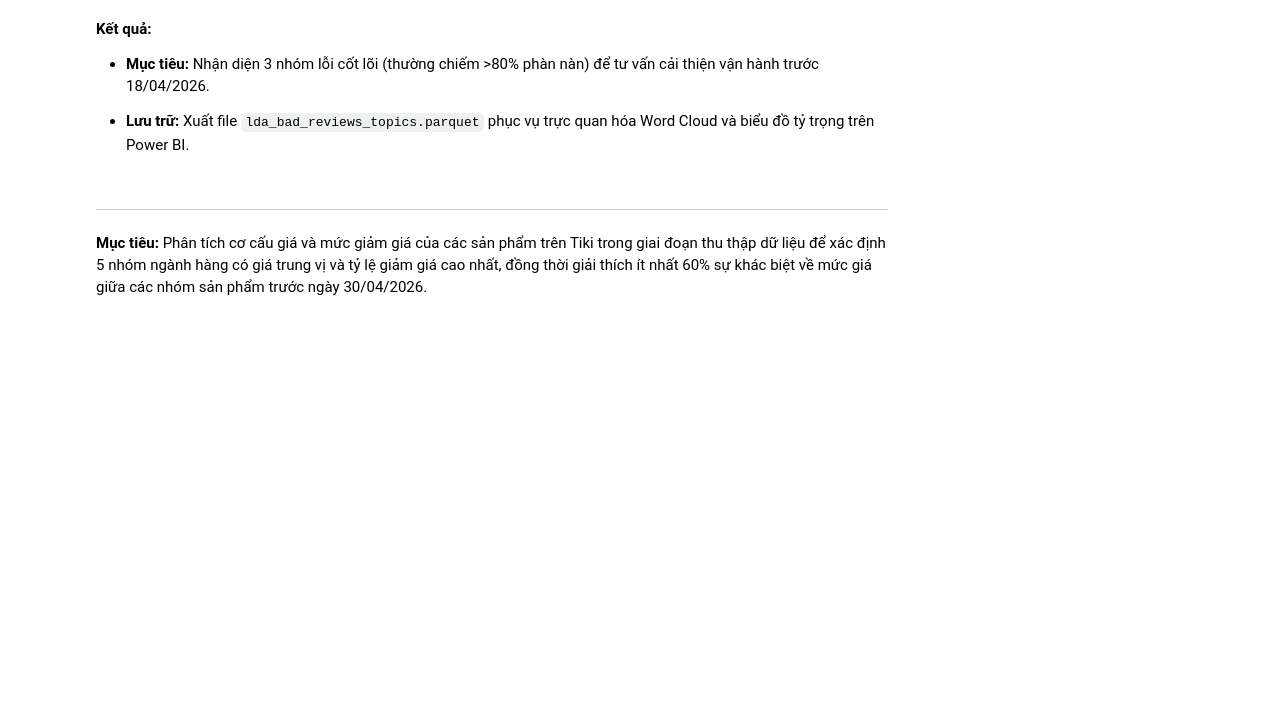
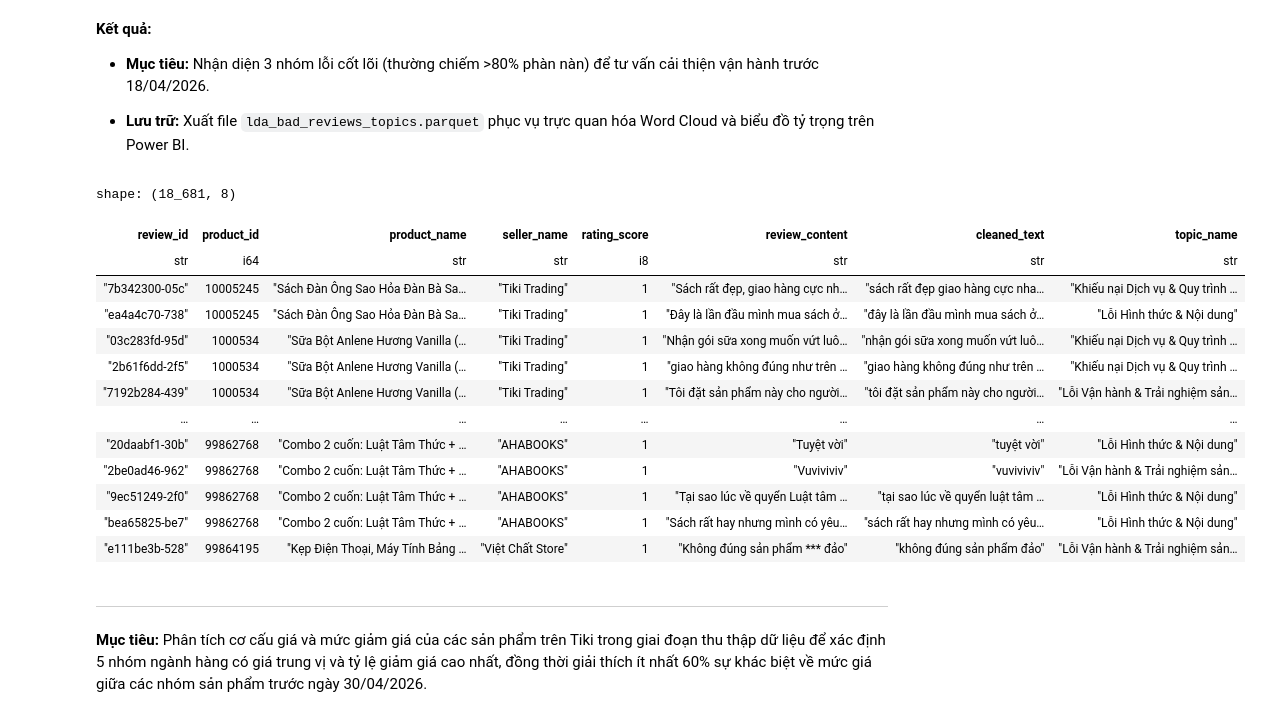
Before and after one commit to khoa26/ecommerce_analysis, a Jupyter notebook: notebooks/03_feature_engineering.ipynb, the cells around one changed output. Cells and saved outputs as stored; diff of their text form; code cells hidden in the pictures; blank space fills up the shorter version.

```diff
--- a/notebooks/03_feature_engineering.ipynb
+++ b/notebooks/03_feature_engineering.ipynb
@@ -443,6 +468,24 @@ df_export = df_final.select([
 
 out_path = os.path.join(PB_OUT, "lda_bad_reviews_topics.parquet")
 df_export.write_parquet(out_path)
+# %%
+lda_review = pl.read_parquet(f"{PB_OUT}/lda_bad_reviews_topics.parquet")
+lda_review
+# %% [output]
+shape: (18_681, 8)
+| review_id | product_id | product_name | seller_name | rating_score | review_content | cleaned_text | topic_name |
+| str | i64 | str | str | i8 | str | str | str |
+| "7b342300-05c" | 10005245 | "Sách Đàn Ông Sao Hỏa Đàn Bà Sa… | "Tiki Trading" | 1 | "Sách rất đẹp, giao hàng cực nh… | "sách rất đẹp giao hàng cực nha… | "Khiếu nại Dịch vụ & Quy trình … |
+| "ea4a4c70-738" | 10005245 | "Sách Đàn Ông Sao Hỏa Đàn Bà Sa… | "Tiki Trading" | 1 | "Đây là lần đầu mình mua sách ở… | "đây là lần đầu mình mua sách ở… | "Lỗi Hình thức & Nội dung" |
+| "03c283fd-95d" | 1000534 | "Sữa Bột Anlene Hương Vanilla (… | "Tiki Trading" | 1 | "Nhận gói sữa xong muốn vứt luô… | "nhận gói sữa xong muốn vứt luô… | "Khiếu nại Dịch vụ & Quy trình … |
+| "2b61f6dd-2f5" | 1000534 | "Sữa Bột Anlene Hương Vanilla (… | "Tiki Trading" | 1 | "giao hàng không đúng như trên … | "giao hàng không đúng như trên … | "Khiếu nại Dịch vụ & Quy trình … |
+| "7192b284-439" | 1000534 | "Sữa Bột Anlene Hương Vanilla (… | "Tiki Trading" | 1 | "Tôi đặt sản phẩm này cho người… | "tôi đặt sản phẩm này cho người… | "Lỗi Vận hành & Trải nghiệm sản… |
+| … | … | … | … | … | … | … | … |
+| "20daabf1-30b" | 99862768 | "Combo 2 cuốn: Luật Tâm Thức + … | "AHABOOKS" | 1 | "Tuyệt vời" | "tuyệt vời" | "Lỗi Hình thức & Nội dung" |
+| "2be0ad46-962" | 99862768 | "Combo 2 cuốn: Luật Tâm Thức + … | "AHABOOKS" | 1 | "Vuviviviv" | "vuviviviv" | "Lỗi Vận hành & Trải nghiệm sản… |
+| "9ec51249-2f0" | 99862768 | "Combo 2 cuốn: Luật Tâm Thức + … | "AHABOOKS" | 1 | "Tại sao lúc về quyển Luật tâm … | "tại sao lúc về quyển luật tâm … | "Lỗi Hình thức & Nội dung" |
+| "bea65825-be7" | 99862768 | "Combo 2 cuốn: Luật Tâm Thức + … | "AHABOOKS" | 1 | "Sách rất hay nhưng mình có yêu… | "sách rất hay nhưng mình có yêu… | "Lỗi Hình thức & Nội dung" |
+| "e111be3b-528" | 99864195 | "Kẹp Điện Thoại, Máy Tính Bảng … | "Việt Chất Store" | 1 | "Không đúng sản phẩm *** đảo" | "không đúng sản phẩm đảo" | "Lỗi Vận hành & Trải nghiệm sản… |
 # %% [markdown]
 ---
 
```
Also changed, not shown: parts of 3 cells of this notebook, 6 other files.
